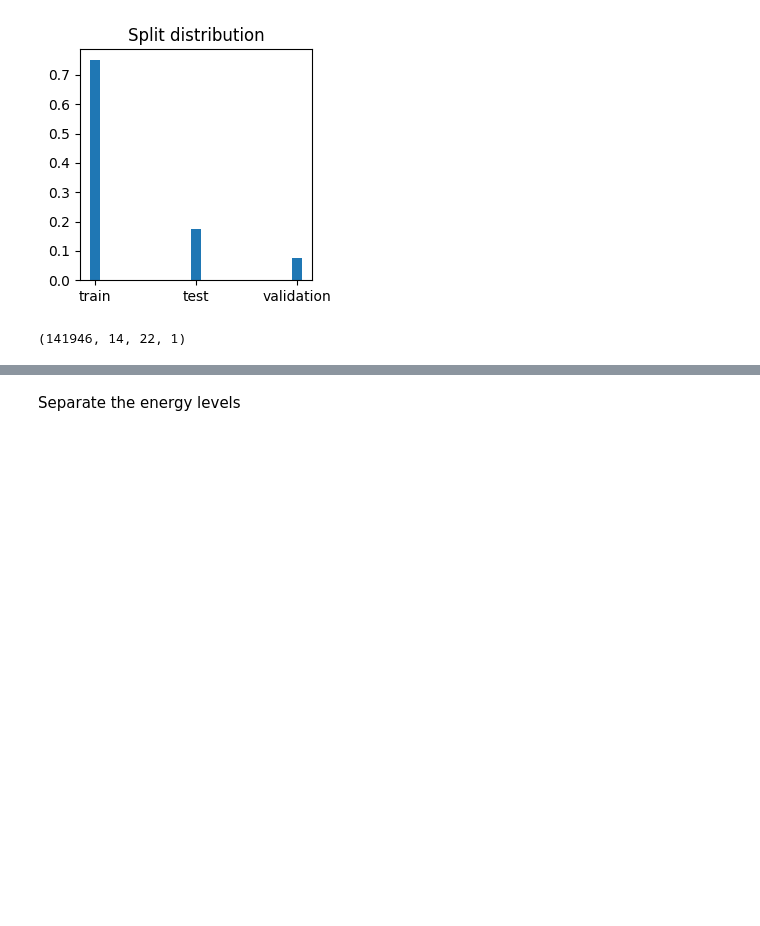
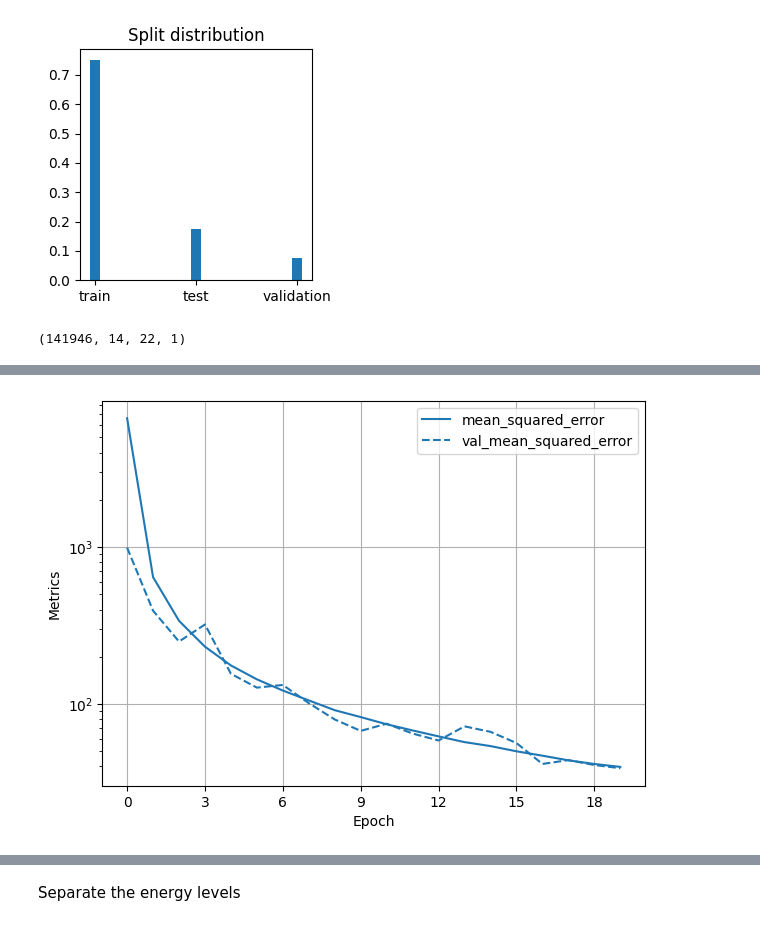
Before and after one commit to adam-eva/dampe-calorimeter, a Jupyter notebook: DataLoading.ipynb, the cells around one changed output, grey strips where cells are left out. Drawn from its saved outputs; the diff is of its cells as text; code cells hidden in the pictures; blank space fills up the shorter version.

Commit message:
helpers and plotter functions

```diff
--- a/DataLoading.ipynb
+++ b/DataLoading.ipynb
@@ -37,3 +40,7 @@ To enable the following instructions: AVX2 FMA, in other operations, rebuild Ten
+# %%
+# Usefull flags
+load_models = True
+save_models = False
 # %% [markdown]
 Load all the data
 # %%
@@ -233,2 +190,31 @@ model.evaluate(Im_test, xy_test, verbose=2)
+# %%
+# Convolutional neural network
+if not load_models:
+    model2 = models.Sequential()
+    model2.add(Input(shape=calorimeter_images[0].shape))
+    model2.add(layers.Conv2D(filters=32, kernel_size=(5, 4), activation='relu'))
+    model2.add(layers.Conv2D(filters=32, kernel_size=(5, 4), activation='relu'))
+    model2.add(layers.Conv2D(filters=8, kernel_size=(6, 16), activation='relu'))
+
+    # Dense Feedforward neural network of the features
+    model2.add(layers.Flatten())
+    model2.add(layers.Dense(units=64,activation='relu'))
+    #model.add(layers.Dense(units=128,activation='relu'))
+    model2.add(layers.Dense(units=4,activation='linear'))
+
+
+    ####
+    model2.summary()
+# %%
+# Compile the model
+if not load_models:
+    model2.compile(
+        optimizer='adam',
+        loss=losses.MeanSquaredError(),
+        metrics=['mean_squared_error', 'mean_absolute_error']
+    )
+
+    history = model2.fit(Im_train, xy_train, epochs=20,
+                        validation_data=(Im_test, xy_test))
 # %%
 # Save the model
@@ -239,3 +228,12 @@ model.save(os.path.join(tf_models_dir,'model1.keras'), overwrite=True)
+# %%
+# Load the model
+if load_models:
+    model   = keras.saving.load_model('./tfModel/model2.keras')
+    history = helpers.load_model_history('./models/model2.json')
+# %%
+plot_model_history(history,loglevel=True,savefig=False);
+# %% [output]
+[figure, added]
 # %%
 # Predict from the validation
 xy_prediction = model.predict(Im_val)
```
Also changed, not shown: parts of 9 cells of this notebook, 5 other files.
